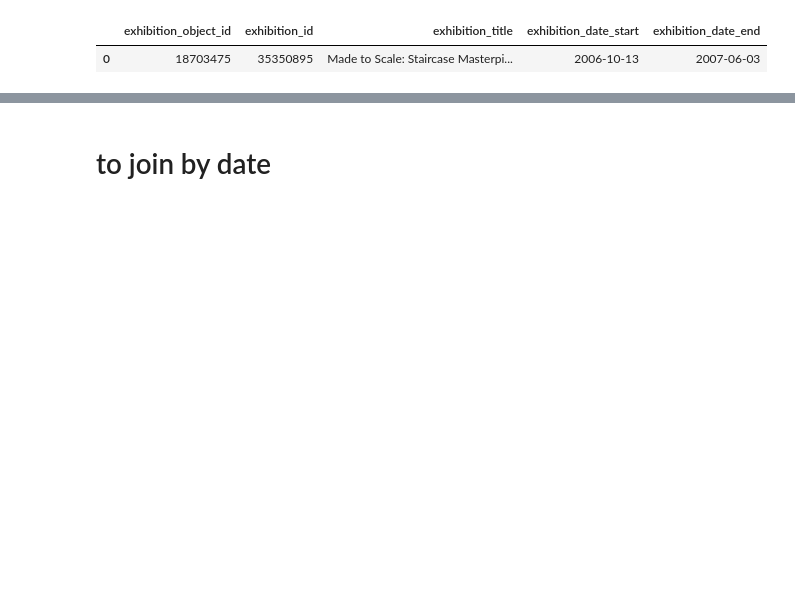
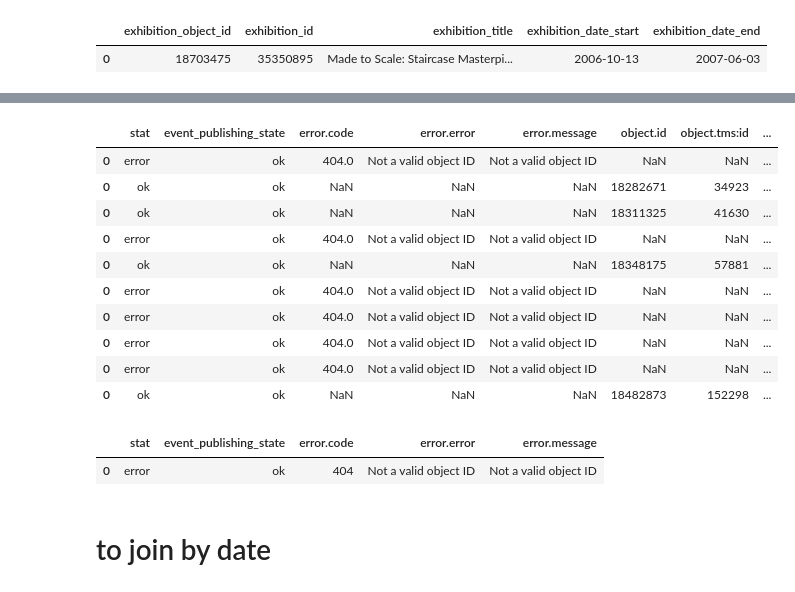
Before and after one commit to ShirinStar/Pen_Data_Dictionary, a Jupyter notebook: data/SB items + Get info .ipynb, the cells around one changed output, grey strips where cells are left out. Cells and saved outputs as stored; diff of their text form; code cells hidden in the pictures; blank space fills up the shorter version.

Commit message:
first_access

```diff
--- a/data/SB items + Get info .ipynb
+++ b/data/SB items + Get info .ipynb
@@ -165,0 +142,3 @@ object_exhibition
+# %%
+least_popular = sbItems['refers_to_uid'].value_counts().tail(10)
+least_popular
@@ -166,3 +157,40 @@ object_exhibition
+# %%
+least_popular = least_popular.index
+least_popular_info = None
+errs = []
+for item in least_popular:
+    try:
+        url = 'https://api.collection.cooperhewitt.org/rest/?method=cooperhewitt.objects.getInfo&access_token=729cca8ffeb40cd2e725f5301e034134&object_id=' + str(item)
+#         resp = requests.request('GET', url)
+        resp = fetch_URL(url)
+        items = json.loads(resp.text)
+        items = pd.json_normalize(items)
+        if least_popular_info is None:
+            least_popular_info = items
+        else:
+            least_popular_info = pd.concat([least_popular_info, items])
+    except RuntimeError as e:
+        errs.append(e)
+least_popular_info
+
+# 10 least items
+# %% [output]
+|  | stat | event_publishing_state | error.code | error.error | error.message | object.id | object.tms:id | ... |
+| 0 | error | ok | 404.0 | Not a valid object ID | Not a valid object ID | NaN | NaN | ... |
+| 0 | ok | ok | NaN | NaN | NaN | 18282671 | 34923 | ... |
+| 0 | ok | ok | NaN | NaN | NaN | 18311325 | 41630 | ... |
+| 0 | error | ok | 404.0 | Not a valid object ID | Not a valid object ID | NaN | NaN | ... |
+| 0 | ok | ok | NaN | NaN | NaN | 18348175 | 57881 | ... |
+| 0 | error | ok | 404.0 | Not a valid object ID | Not a valid object ID | NaN | NaN | ... |
+| 0 | error | ok | 404.0 | Not a valid object ID | Not a valid object ID | NaN | NaN | ... |
+| 0 | error | ok | 404.0 | Not a valid object ID | Not a valid object ID | NaN | NaN | ... |
+| 0 | error | ok | 404.0 | Not a valid object ID | Not a valid object ID | NaN | NaN | ... |
+| 0 | ok | ok | NaN | NaN | NaN | 18482873 | 152298 | ... |
+# %%
+least_popular_info
+# %% [output]
+|  | stat | event_publishing_state | error.code | error.error | error.message |
+| 0 | error | ok | 404 | Not a valid object ID | Not a valid object ID |
 # %% [markdown]
 # to join by date
 # %%
```
Also changed, not shown: parts of 3 cells of this notebook, 10 other files.
